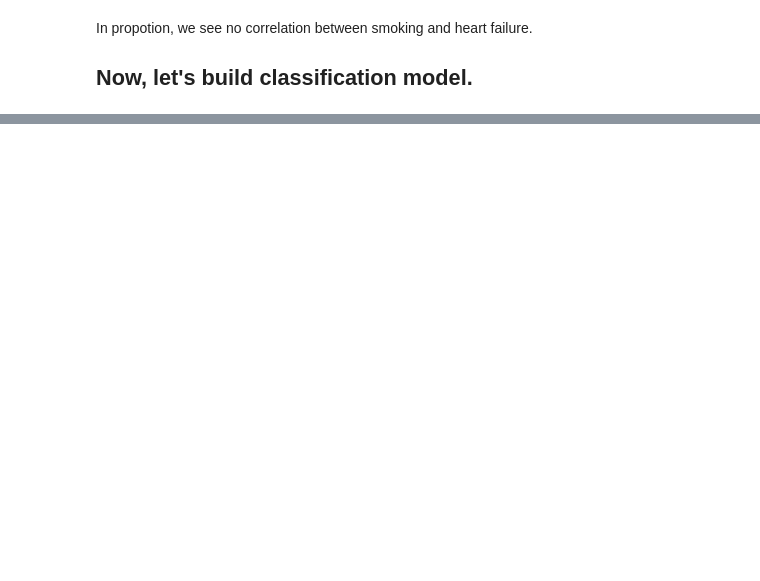
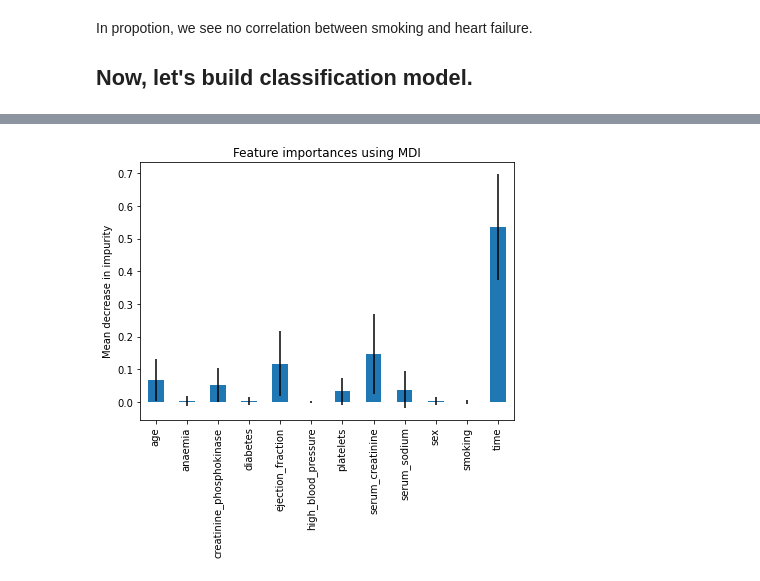
Before and after one commit to riapush/Heart-failure-data-analysis---prediction, a Jupyter notebook: heart failure prediction & analysis.ipynb, the cells around one changed output, grey strips where cells are left out. Drawn from its saved outputs; the diff is of its cells as text; code cells hidden in the pictures; blank space fills up the shorter version.

```diff
--- a/heart failure prediction & analysis.ipynb
+++ b/heart failure prediction & analysis.ipynb
@@ -254,5 +169,5 @@ rf_params = {"max_depth": range(5,8,1),
              "n_estimators": range(2,500, 50),
              "min_samples_split": [10, 20, 30, 40, 50]}
 # %%
-grid = GridSearchCV(rf, rf_params, cv = 10, verbose=True)
+grid = GridSearchCV(rf, rf_params, cv = 10, n_jobs = -1)
 grid.fit(x_train, y_train)
@@ -291,7 +177,7 @@ grid.best_params_
 rf = RandomForestClassifier(max_depth=6,
  max_features=6,
  min_samples_split=20,
- n_estimators=152, verbose=True)
+ n_estimators=152)
 # %%
 rf.fit(x_train,y_train)
 # %% [output]
@@ -308,0 +202,12 @@ accuracy_score(y_test, y_pred)
+# %%
+feature_names = rf.feature_names_in_
+rf_importances = pd.Series(rf.feature_importances_, index=feature_names)
+std = np.std([rf.feature_importances_ for rf in rf.estimators_], axis=0)
+
+fig, ax = plt.subplots(figsize=(6,6))
+rf_importances.plot.bar(yerr=std, ax=ax)
+ax.set_title("Feature importances using MDI")
+ax.set_ylabel("Mean decrease in impurity")
+fig.tight_layout()
+# %% [output]
+[figure, added]
```
Also changed, not shown: parts of 29 cells of this notebook.
